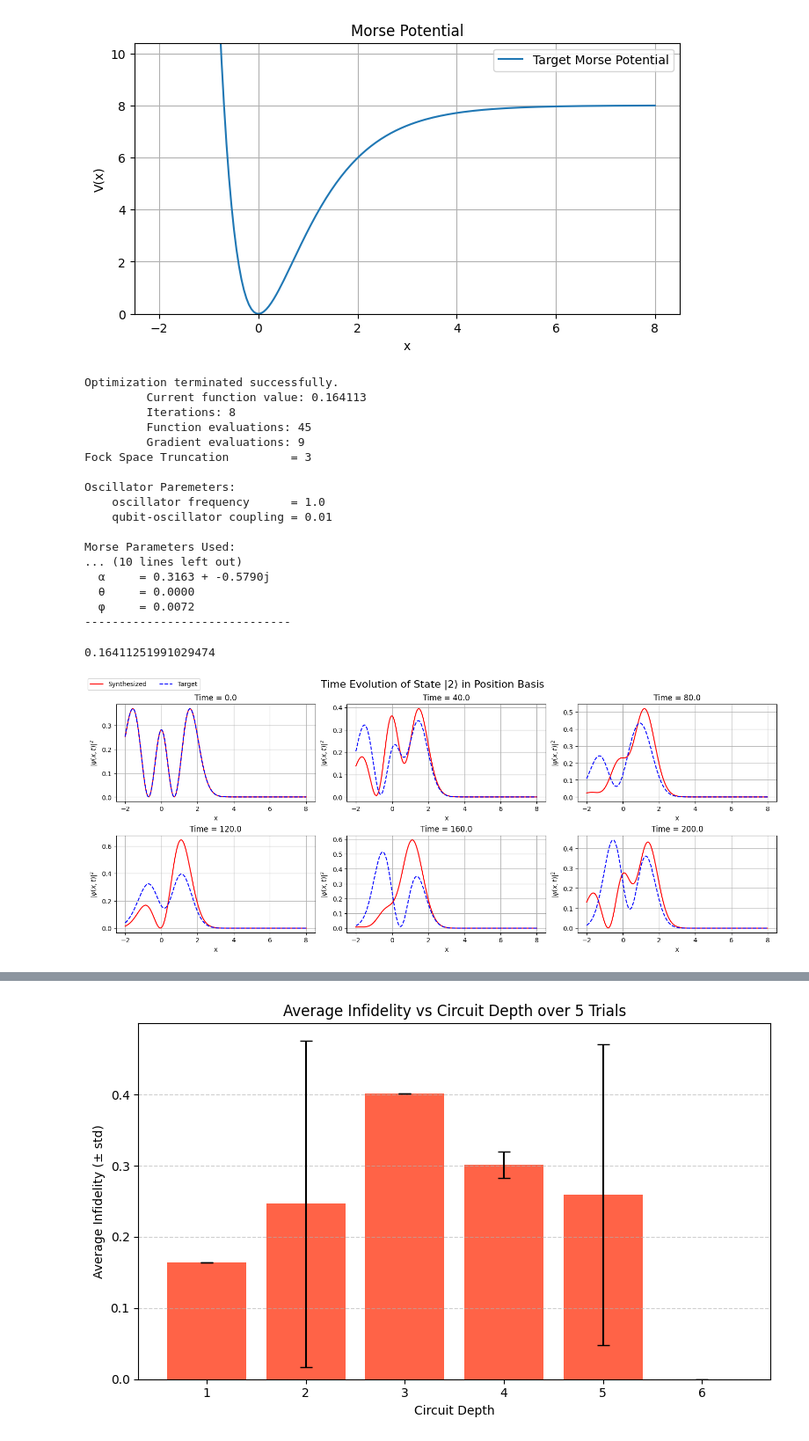
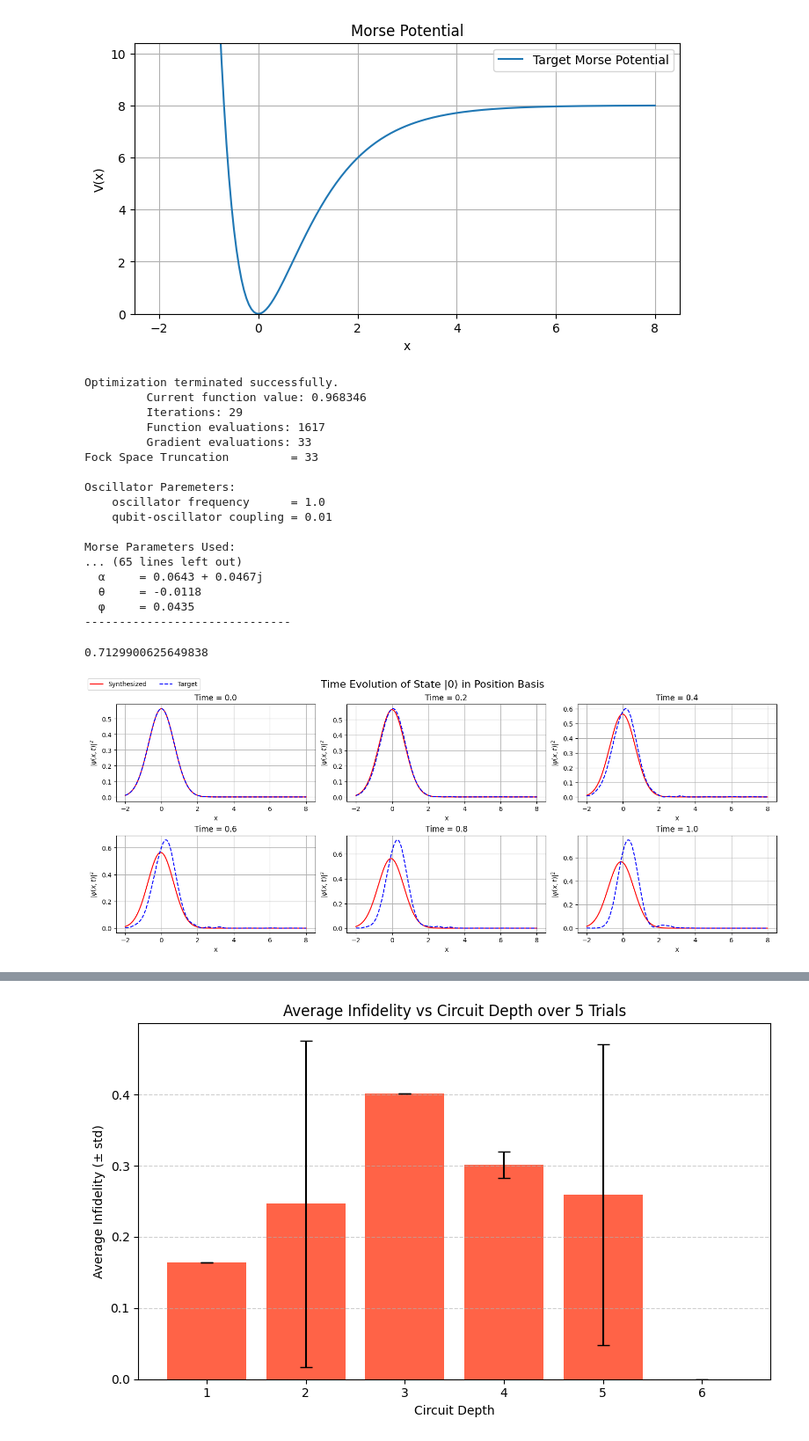
Before and after one commit to alexaymehra/hybrid-quantum-simulation, a Jupyter notebook: MorseOptimizedParameters.ipynb, the cells around one changed output, grey strips where cells are left out. Shown: that part at 88% size. Cells and saved outputs as stored; diff of their text form; code cells hidden in the pictures.

```diff
--- a/MorseOptimizedParameters.ipynb
+++ b/MorseOptimizedParameters.ipynb
@@ -24,8 +24,8 @@ equib_length = 0
 hbar = 1 # 6.62607015 * (10 ** (-34))
 
 # Truncation for the oscillator Fock space
-N = np.sqrt(2 * mass * diss_energy) / (width_param * hbar)
-N = (int) (N - (1/2))
+n_bound = (int) (np.sqrt(2 * mass * diss_energy) / (width_param * hbar) - (1/2))
+N = n_bound + 30
 
 I_q = np.eye(2) #Identity operator for qubits
 I_o = np.eye(N) #Identity operator for qumodes
@@ -88,7 +88,8 @@ def H_Morse(u ,de, b, x0):
 
     kin_op = (p_op @ p_op) / (2 * u)
 
-    exp_term = sp.linalg.expm(-1 * b * (x_op - x0 * np.eye(N)))
+    eigenvalues, eigenvectors = np.linalg.eigh(x_op) #diagonalize x_op
+    exp_term = eigenvectors @ np.diag(np.exp(-b * (eigenvalues - x0))) @ eigenvectors.conj().T #exponentiate x_op in faster way
     mp_op = de * ((np.eye(N) - exp_term) @ (np.eye(N) - exp_term))
 
     full_m = kin_op + mp_op
@@ -131,11 +132,17 @@ def gate_seq(params, d):
 
 # The cost function likely needs the most work
 
-
 def fidelity_loss(params, d, U_target):
     U = gate_seq(params, d)
-    dim = U.shape[0]
-    fid = np.abs(np.trace(U.conj().T @ U_target))/ (dim)
+
+    # Dimension of the projected subspace (qubit * bound oscillator states)
+    dim_proj = 2 * n_bound
+
+    # Project the unitary matrices to the bound subspace
+    U_proj = U[:dim_proj, :dim_proj]
+    U_target_proj = U_target[:dim_proj, :dim_proj]
+
+    fid = np.abs(np.trace(U_target_proj.conj().T @ U_proj))**2 / (dim_proj ** 2)
     return 1 - fid
 
 # Create an instance of the morse time evolution
@@ -164,7 +171,7 @@ plt.show()
 # %%
 # Optimize
 
-d = 1                                           # number of gate layers
+d = 12                                           # number of gate layers
 num_params = d * 4                              # [Re(α), Im(α), θ, φ] per gate
 
 # Provides small initial guess near 0
@@ -219,28 +226,28 @@ def print_optimal_params(params, d):
 print_optimal_params(optimal_params, d)
 # %% [output]
 Optimization terminated successfully.
-         Current function value: 0.164113
-         Iterations: 8
-         Function evaluations: 45
-         Gradient evaluations: 9
-Fock Space Truncation         = 3
+         Current function value: 0.968346
+         Iterations: 29
+         Function evaluations: 1617
+         Gradient evaluations: 33
+Fock Space Truncation         = 33
 
 Oscillator Paremeters:
     oscillator frequency      = 1.0
     qubit-oscillator coupling = 0.01
 
 Morse Parameters Used:
-... (10 lines left out)
-  α     = 0.3163 + -0.5790j
-  θ     = 0.0000
-  φ     = 0.0072
+... (65 lines left out)
+  α     = 0.0643 + 0.0467j
+  θ     = -0.0118
+  φ     = 0.0435
 ------------------------------
 # %%
 # Get the Exact Infidelity
 infid = fidelity_loss(optimal_params, d, morse_to_optimize)
 print(infid)
 # %% [output]
-0.16411251991029474
+0.7129900625649838
 # %%
 #Build the Unitary Generated
 morse_generated = gate_seq(optimal_params, d)
@@ -266,7 +273,7 @@ tgt_hamiltonian = (1j / time) * sp.linalg.logm(morse_to_optimize)
 gen_hamiltonian = (1j / time) * sp.linalg.logm(morse_generated)
 
 #target time
-target_time = 200
+target_time = 1
 
 #unitary for target time
 time_target_unitary = sp.linalg.expm(-1j * tgt_hamiltonian * target_time)
@@ -279,7 +286,7 @@ topos = fock_basis_to_position(x_var, n_var)
 
 # --- Choose Initial State ---
 # Option 1: Fock state |n⟩
-init_state_index = 2
+init_state_index = 0
 init_state = np.zeros(n_var, dtype=complex)
 init_state[init_state_index] = 1.0
 
@@ -303,34 +310,34 @@ for i, t in enumerate(times):
     ax = axes[i]
 
     # Evolve under synthesized
     U_gen_t = sp.linalg.expm(-1j * gen_hamiltonian * t)
     psi_gen_t = U_gen_t @ init_state
     psi_gen_x = topos @ psi_gen_t
 
     # Evolve under true
     U_tgt_t = sp.linalg.expm(-1j * tgt_hamiltonian * t)
     psi_tgt_t = U_tgt_t @ init_state
     psi_tgt_x = topos @ psi_tgt_t
 
     # Plot
     ax.plot(x_var, np.abs(psi_gen_x)**2, label='Synthesized', color='red')
     ax.plot(x_var, np.abs(psi_tgt_x)**2, label='Target', color='blue', linestyle='--')
     ax.set_title(f'Time = {round(t, 2)}')
     ax.set_xlabel('x')
     ax.set_ylabel(r'$|\psi(x,t)|^2$')
     ax.grid(True)
 
 # Remove unused axes
 for j in range(len(times), len(axes)):
     fig.delaxes(axes[j])
 
 # Shared legend and title
 handles, labels = axes[0].get_legend_handles_labels()
 fig.legend(handles, labels, loc='upper left', ncol=2, fontsize='medium')
 plt.suptitle(f'Time Evolution of State |{init_state_index}⟩ in Position Basis', fontsize=16)
 plt.show()
 # %% [output]
-[figure, old version]
+[figure, new version]
 # %%
 # See how wigner function evolves over time
 
```
Also changed, not shown: parts of 1 cell of this notebook.
